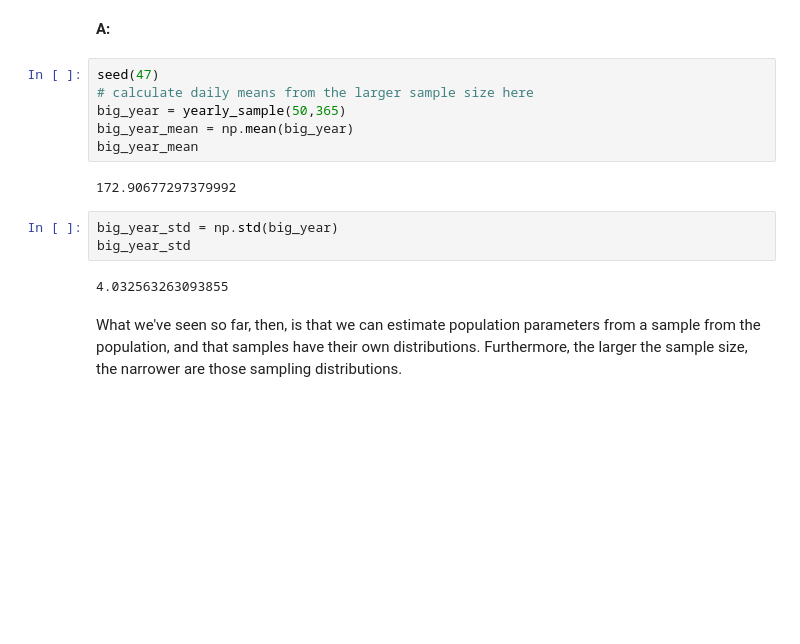
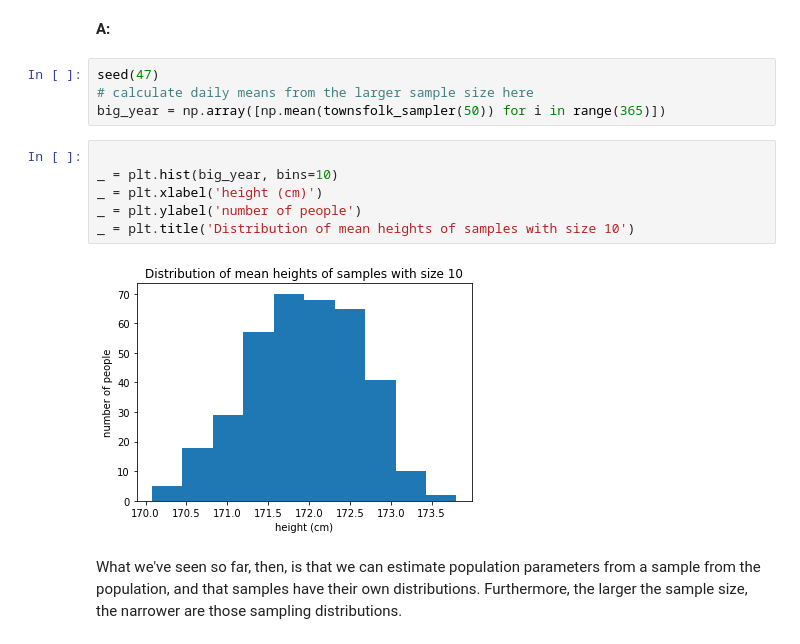
Before and after one commit to ThomasMcMahon24/Assignments, a Jupyter notebook: Frequentist Inference Case Study - Part A (3).ipynb, the cells around one changed output. Drawn from its saved outputs; the diff is of its cells as text; blank space fills up the shorter version.

```diff
--- a/Frequentist Inference Case Study - Part A (3).ipynb
+++ b/Frequentist Inference Case Study - Part A (3).ipynb
@@ -236,16 +247,15 @@ __A:__
 # %%
 seed(47)
 # calculate daily means from the larger sample size here
-big_year = yearly_sample(50,365)
-big_year_mean = np.mean(big_year)
-big_year_mean
+big_year = np.array([np.mean(townsfolk_sampler(50)) for i in range(365)])
-# %% [output]
-172.90677297379992
-# %%
-big_year_std = np.std(big_year)
-big_year_std
-# %% [output]
-4.032563263093855
+# %%
+
+_ = plt.hist(big_year, bins=10)
+_ = plt.xlabel('height (cm)')
+_ = plt.ylabel('number of people')
+_ = plt.title('Distribution of mean heights of samples with size 10')
+# %% [output]
+[figure, added]
 # %% [markdown]
 What we've seen so far, then, is that we can estimate population parameters from a sample from the population, and that samples have their own distributions. Furthermore, the larger the sample size, the narrower are those sampling distributions.
 # %% [markdown]
```
Also changed, not shown: parts of 27 cells of this notebook, 1 other file.
